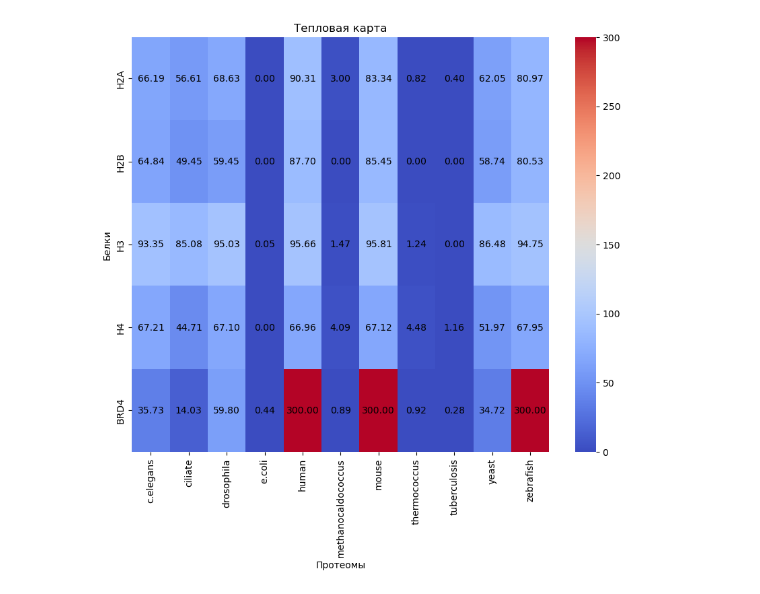
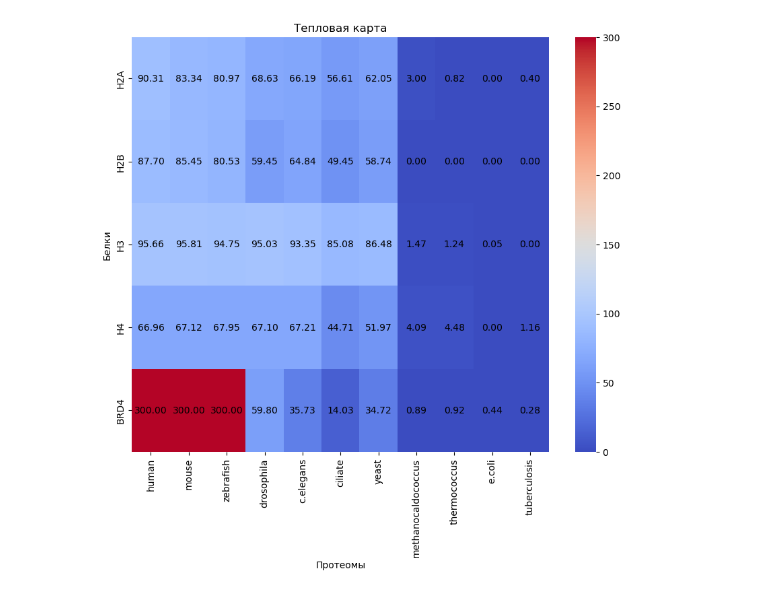
Before and after one commit to yulikdaniel/bioinfhse_project_ind, a Jupyter notebook: notebook.ipynb, the cells around one changed output. Cells and saved outputs as stored; diff of their text form; code cells hidden in the pictures.

Commit message:
fix order in heatmap

```diff
--- a/notebook.ipynb
+++ b/notebook.ipynb
@@ -28,19 +28,21 @@ df
 # %%
 import seaborn as sns
 import matplotlib.pyplot as plt
+
+df = df.reindex(["human", "mouse", "zebrafish", "drosophila", "c.elegans", "ciliate", "yeast", "methanocaldococcus", "thermococcus", "e.coli", "tuberculosis"], axis=1)
 
 plt.figure(figsize=(10, 8))
 sns.heatmap(df, cmap='coolwarm')
 
 for i in range(df.shape[0]):
     for j in range(df.shape[1]):
         plt.text(j + 0.5, i + 0.5, f'{df.iloc[i, j]:.2f}', ha='center', va='center')
 
 plt.xlabel('Протеомы')
 plt.ylabel('Белки')
 
 plt.title('Тепловая карта')
 
 plt.show()
 # %% [output]
-[figure, old version]
+[figure, new version]
```
Also changed, not shown: 1 other file.
